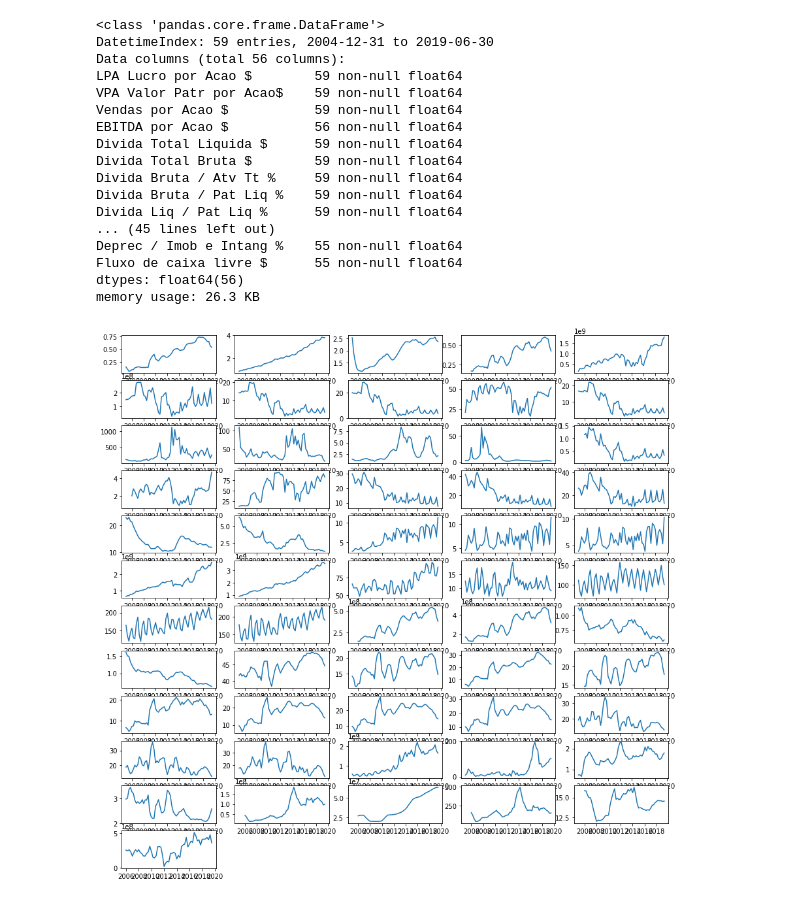
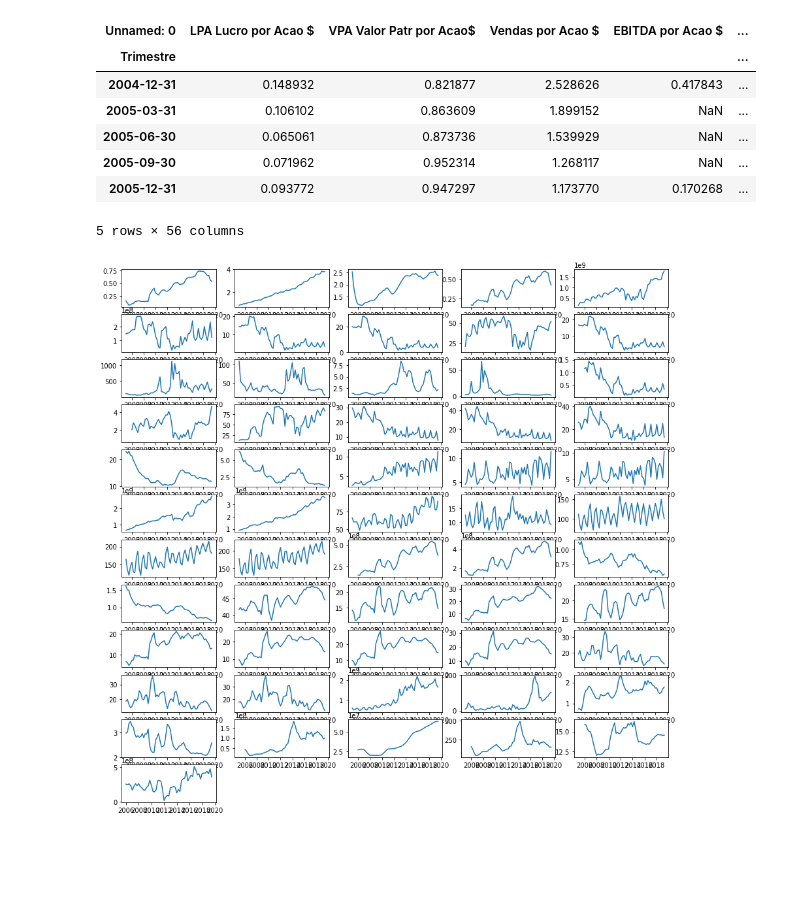
Before and after one commit to GuiMend/stock-prediction-rnn-fundamentals, a Jupyter notebook: Data cleaning.ipynb, the cells around one changed output. Cells and saved outputs as stored; diff of their text form; code cells hidden in the pictures; blank space fills up the shorter version.

```diff
--- a/Data cleaning.ipynb
+++ b/Data cleaning.ipynb
@@ -8,39 +44,30 @@ register_matplotlib_converters()
 # %%
 # Reading CSV file and transposing
 dataset = pd.read_csv('grendene-indicadores-financeiros.csv').transpose()
 
 # Setting columns names as the data's first column and removing that column
 dataset.columns = dataset.iloc[0]
 dataset = dataset.iloc[5:,]
 
 # Transforming index to datetime
 dataset['Trimestre'] = pd.to_datetime(dataset.index.values)
 dataset = dataset.set_index('Trimestre')
 
 # Get columns from dataset, interate over every column and transfor type object => float
 cols = dataset.columns
 for col in cols:
     dataset[col] = dataset[col].astype(float)
 
-dataset.info()
+dataset.head()
 # %% [output]
+| Unnamed: 0 | LPA Lucro por Acao $ | VPA Valor Patr por Acao$ | Vendas por Acao $ | EBITDA por Acao $ | ... |
+| Trimestre |  |  |  |  | ... |
+| 2004-12-31 | 0.148932 | 0.821877 | 2.528626 | 0.417843 | ... |
+| 2005-03-31 | 0.106102 | 0.863609 | 1.899152 | NaN | ... |
+| 2005-06-30 | 0.065061 | 0.873736 | 1.539929 | NaN | ... |
+| 2005-09-30 | 0.071962 | 0.952314 | 1.268117 | NaN | ... |
+| 2005-12-31 | 0.093772 | 0.947297 | 1.173770 | 0.170268 | ... |
-<class 'pandas.core.frame.DataFrame'>
-DatetimeIndex: 59 entries, 2004-12-31 to 2019-06-30
-Data columns (total 56 columns):
-LPA Lucro por Acao $        59 non-null float64
-VPA Valor Patr por Acao$    59 non-null float64
-Vendas por Acao $           59 non-null float64
-EBITDA por Acao $           56 non-null float64
-Divida Total Liquida $      59 non-null float64
-Divida Total Bruta $        59 non-null float64
-Divida Bruta / Atv Tt %     59 non-null float64
-Divida Bruta / Pat Liq %    59 non-null float64
-Divida Liq / Pat Liq %      59 non-null float64
-... (45 lines left out)
-Deprec / Imob e Intang %    55 non-null float64
-Fluxo de caixa livre $      55 non-null float64
-dtypes: float64(56)
-memory usage: 26.3 KB
+5 rows × 56 columns
 # %%
 plt.rcParams["figure.figsize"] = (15,15)
 for i in range(1, 57):
```
Also changed, not shown: parts of 3 cells of this notebook.
